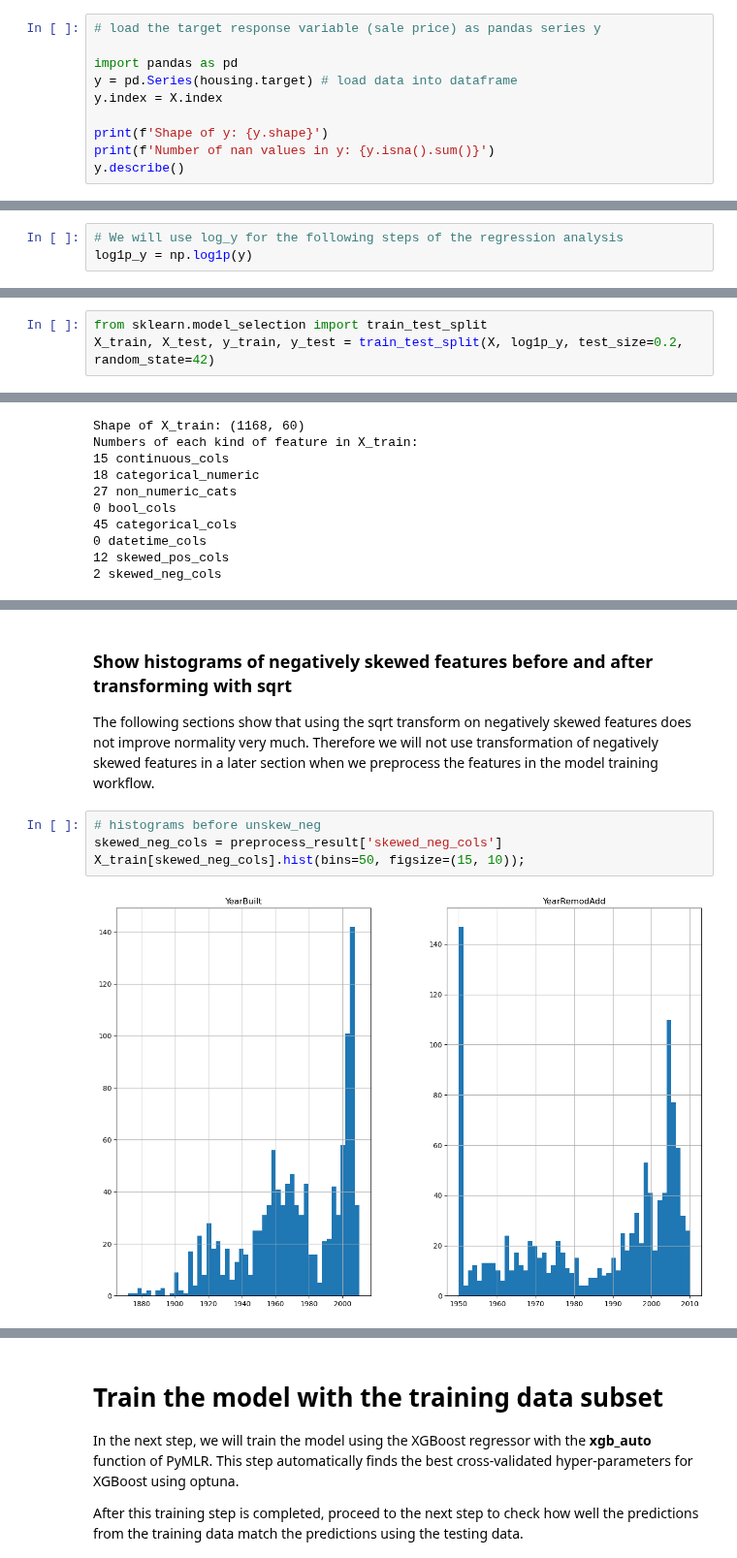
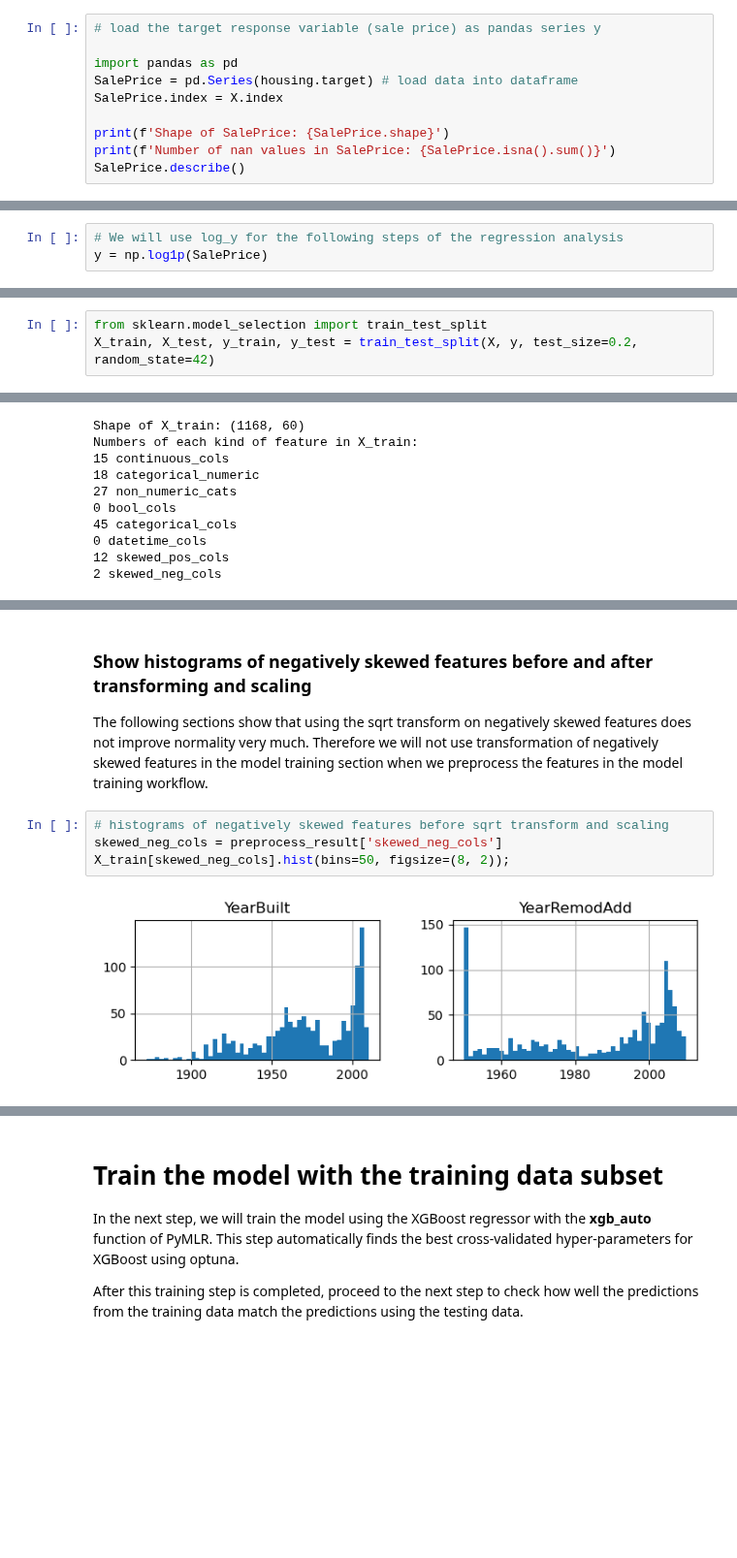
Before and after one commit to gjpelletier/PyMLR, a Jupyter notebook: Examples/Example_Preprocessing.ipynb, the cells around one changed output, grey strips where cells are left out. Shown at 97% size. Cells and saved outputs as stored; diff of their text form; blank space fills up the shorter version.

```diff
--- a/Examples/Example_Preprocessing.ipynb
+++ b/Examples/Example_Preprocessing.ipynb
@@ -177,10 +171,10 @@ The target response variable (sale price) is loaded into a pandas series named y
 # load the target response variable (sale price) as pandas series y
 
 import pandas as pd
-y = pd.Series(housing.target) # load data into dataframe
-y.index = X.index
+SalePrice = pd.Series(housing.target) # load data into dataframe
+SalePrice.index = X.index
 
-print(f'Shape of y: {y.shape}')
-print(f'Number of nan values in y: {y.isna().sum()}')
-y.describe()
+print(f'Shape of SalePrice: {SalePrice.shape}')
+print(f'Number of nan values in SalePrice: {SalePrice.isna().sum()}')
+SalePrice.describe()
 # %% [output]
@@ -264,13 +221,13 @@ plt.show()
 # %%
 # We will use log_y for the following steps of the regression analysis
-log1p_y = np.log1p(y)
+y = np.log1p(SalePrice)
 # %% [markdown]
 # Split the X and y into train and test subsets
 
 In this example we will split the X and log_y into separate train and test subsets with an 80%/20% split of train/test
 # %%
 from sklearn.model_selection import train_test_split
-X_train, X_test, y_train, y_test = train_test_split(X, log1p_y, test_size=0.2, random_state=42)
+X_train, X_test, y_train, y_test = train_test_split(X, y, test_size=0.2, random_state=42)
 # %% [markdown]
 # Use preprocess_train to explore X_train
 # %%
@@ -318,13 +275,13 @@ X_train_processed[skewed_pos_cols].hist(bins=50, figsize=(15, 10));
 # %% [output]
 [figure]
 # %% [markdown]
-### Show histograms of negatively skewed features before and after transforming with sqrt
+### Show histograms of negatively skewed features before and after transforming and scaling
 
-The following sections show that using the sqrt transform on negatively skewed features does not improve normality very much. Therefore we will not use transformation of negatively skewed features in a later section when we preprocess the features in the model training workflow.
+The following sections show that using the sqrt transform on negatively skewed features does not improve normality very much. Therefore we will not use transformation of negatively skewed features in the model training section when we preprocess the features in the model training workflow.
 # %%
-# histograms before unskew_neg
+# histograms of negatively skewed features before sqrt transform and scaling
 skewed_neg_cols = preprocess_result['skewed_neg_cols']
-X_train[skewed_neg_cols].hist(bins=50, figsize=(15, 10));
+X_train[skewed_neg_cols].hist(bins=50, figsize=(8, 2));
 # %% [output]
-[figure, old version]
+[figure, new version]
 # %%
```
Also changed, not shown: parts of 24 cells of this notebook.
